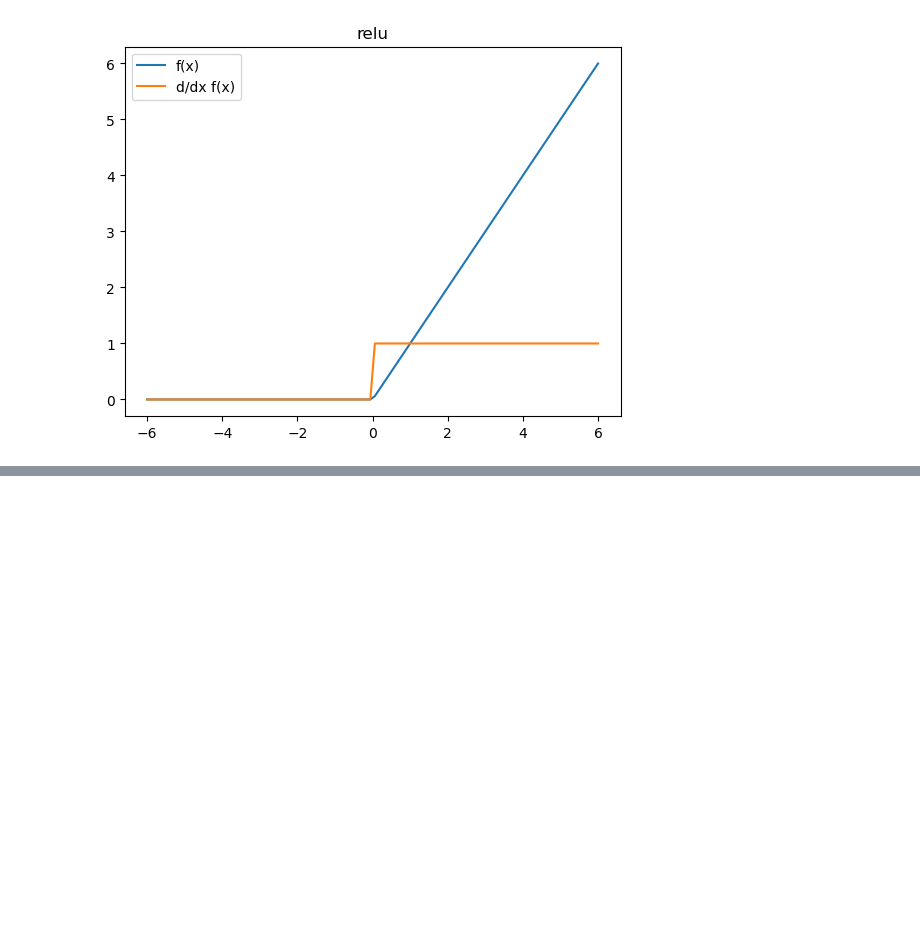
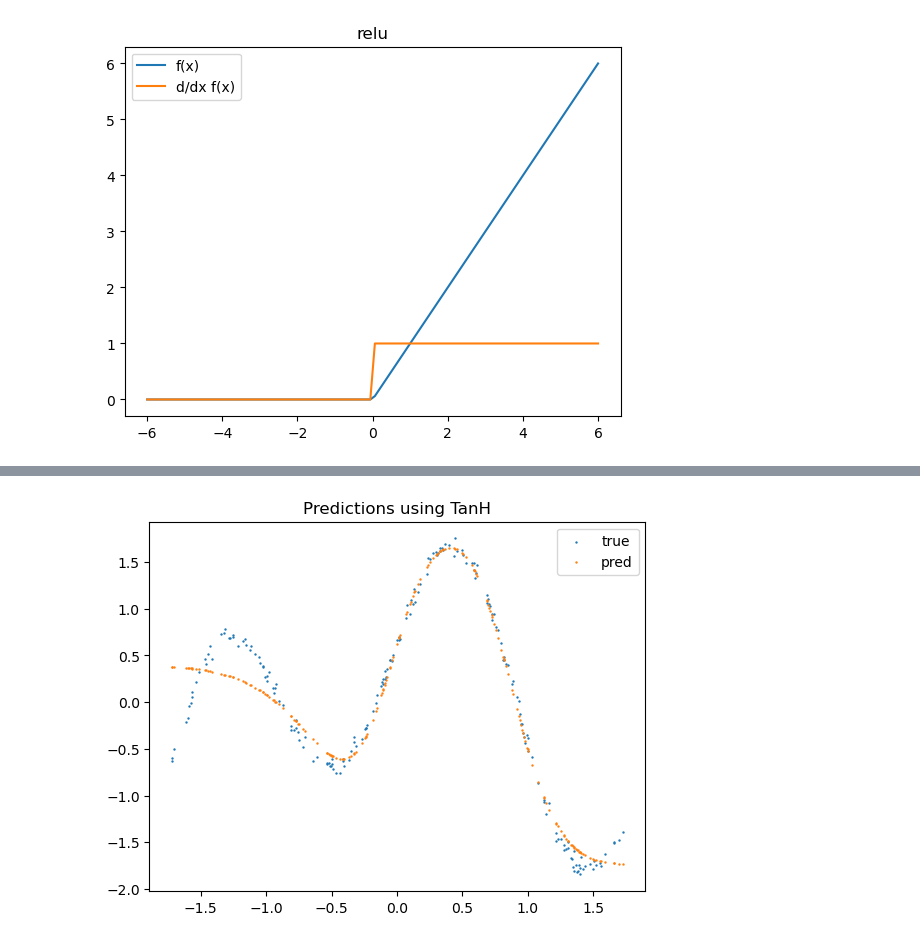
Before and after one commit to JasperDeLandsheere/simple-MLP, a Jupyter notebook: main.ipynb, the cells around one changed output, grey strips where cells are left out. Saved outputs shown, nothing was run; the diff lists cells and outputs as text; code cells hidden in the pictures; blank space fills up the shorter version.

```diff
--- a/main.ipynb
+++ b/main.ipynb
@@ -67,0 +117,10 @@ TypeError: GradientDescent.evaluate() takes 3 positional arguments but 4 were gi
+# %%
+valid_losses = gradient_optimiser.evaluate(test_data, model, MSE())
+
+y_preds = []
+for (x, y) in test_data:
+    y_preds.append(model.forward(x))
+
+plot_predictions(X_test, y_test, y_preds, "TanH")
+# %% [output]
+[figure, added]
```
Also changed, not shown: parts of 13 cells of this notebook, 14 other files.
